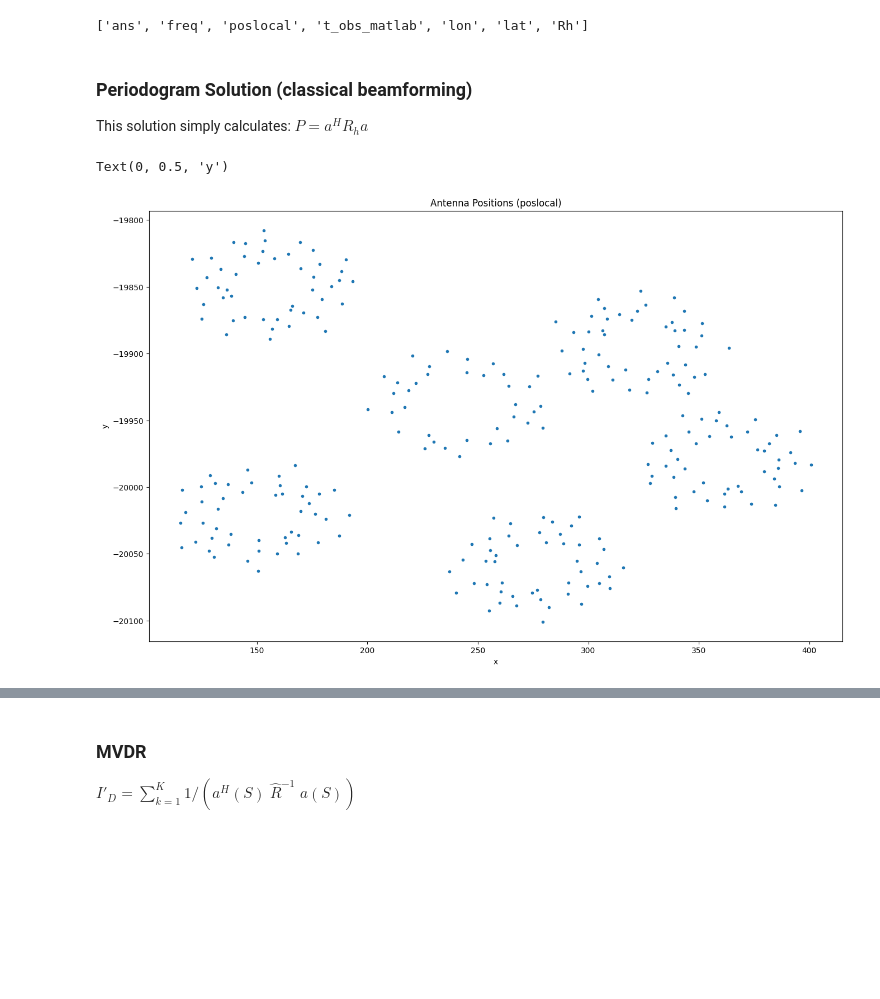
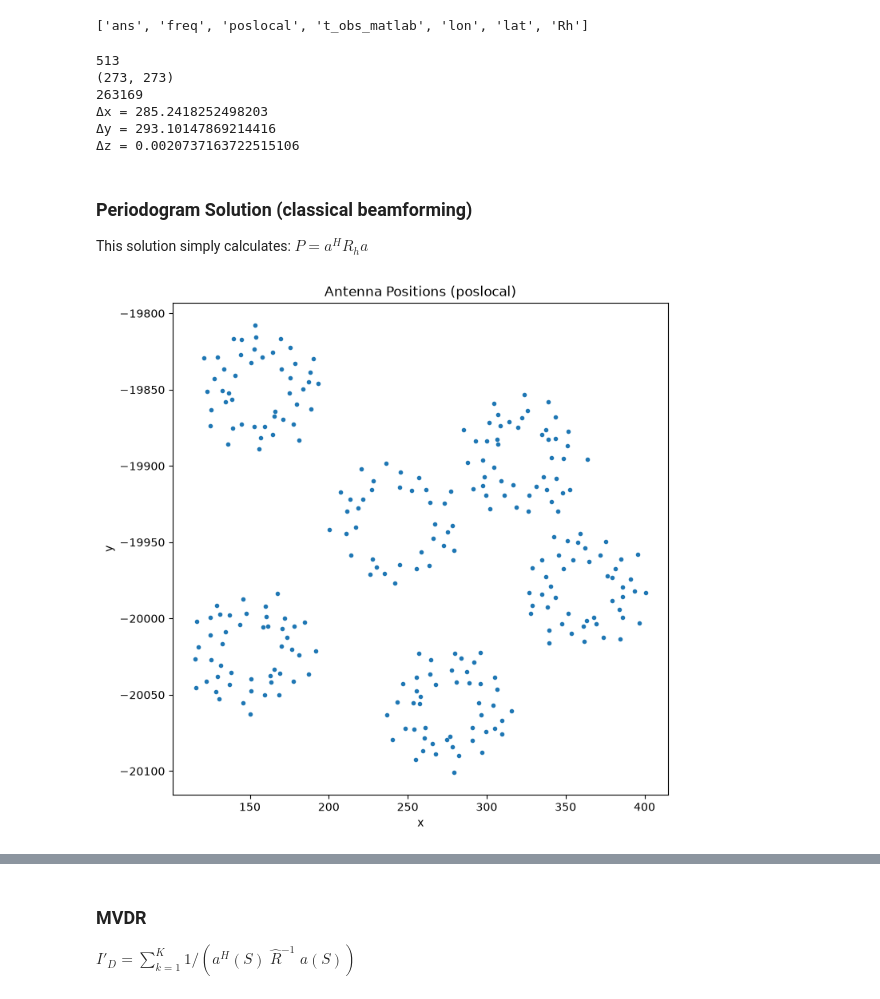
Before and after one commit to craftermathijs/EE4795-StatDSP-RadAstroImg, a Jupyter notebook: project.ipynb, the cells around one changed output, grey strips where cells are left out. Saved outputs shown, nothing was run; the diff lists cells and outputs as text; code cells hidden in the pictures; blank space fills up the shorter version.

Commit message:
Final Commit, fixes, MUSIC, savefig

```diff
--- a/project.ipynb
+++ b/project.ipynb
@@ -45,5 +44,20 @@ m = l.copy()
 # %% [output]
 ['ans', 'freq', 'poslocal', 't_obs_matlab', 'lon', 'lat', 'Rh']
+# %%
+print(len(l))
+print(Rh.shape)
+print(len(l)*len(m))
+
+print("Δx =", np.max(poslocal[:, 0]) - np.min(poslocal[:, 0]))
+print("Δy =", np.max(poslocal[:, 1]) - np.min(poslocal[:, 1]))
+print("Δz =", np.max(poslocal[:, 2]) - np.min(poslocal[:, 2]))
+# %% [output]
+513
+(273, 273)
+263169
+Δx = 285.2418252498203
+Δy = 293.10147869214416
+Δz = 0.0020737163722515106
 # %% [markdown]
 ### Periodogram Solution (classical beamforming)
 This solution simply calculates:
@@ -63,14 +74,14 @@ for i in range(len(m)):
         a = np.exp(-2j*np.pi/lambd * (r@s))
         P[i,j] = np.real(a.conj() @ Rh @ a)
 # %%
-plt.figure(figsize=(16,10))
+plt.figure(figsize=(8,8))
 plt.plot(poslocal[:,0], poslocal[:,1], '.')
 plt.title("Antenna Positions (poslocal)")
 plt.xlabel("x")
 plt.ylabel("y")
+plt.savefig("Antennas.svg", format="svg", bbox_inches="tight")
 # %% [output]
-Text(0, 0.5, 'y')
-[figure, old version]
+[figure, new version]
 # %%
 P_dB = 10 * np.log10(P / np.nanmax(P))
 
```
Also changed, not shown: parts of 11 cells of this notebook.
